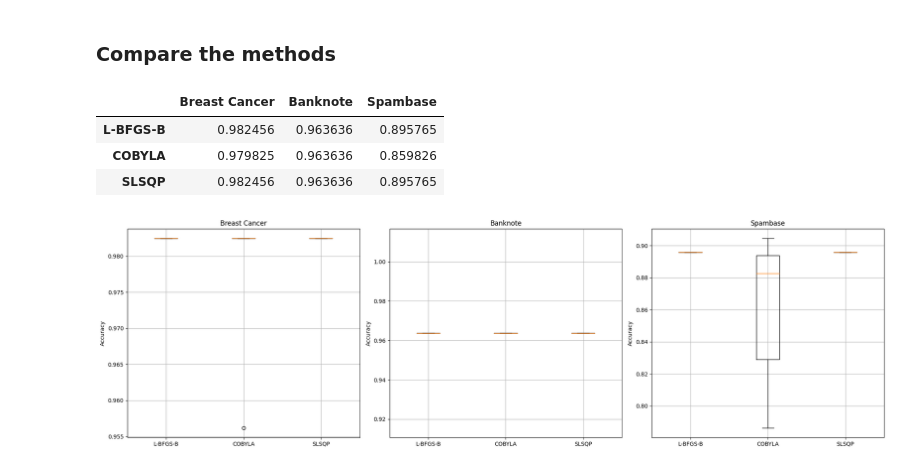
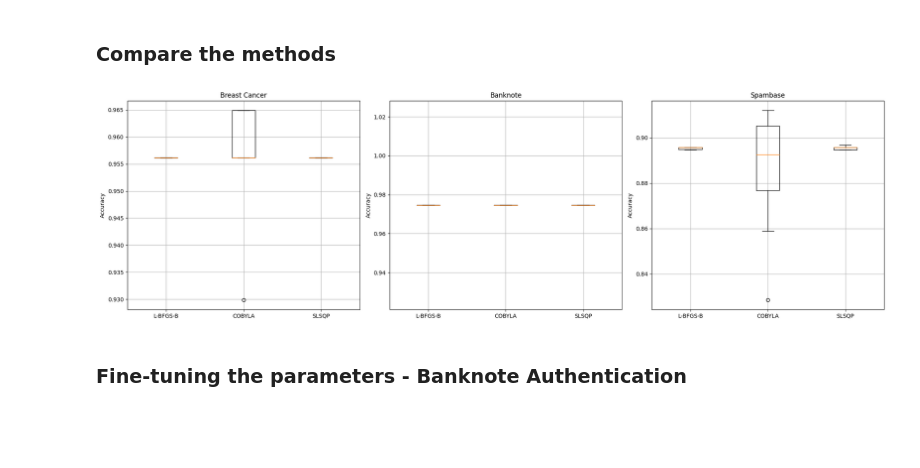
Before and after one commit to zalewskij/Optimization-in-Data-Analysis, a Jupyter notebook: results.ipynb, the cells around one changed output. Drawn from its saved outputs; the diff is of its cells as text; code cells hidden in the pictures; blank space fills up the shorter version.

Commit message:
Parameter fine-tuning

```diff
--- a/results.ipynb
+++ b/results.ipynb
@@ -60 +31,3 @@ y = np.vectorize(label_mapping.get)(y)
+# %%
+X_BC, y_BC = get_dataset(17, 'M', 'B')
 # %%
@@ -91 +49,3 @@ y = np.vectorize(label_mapping.get)(y)
+# %%
+X_BA, y_BA = get_dataset(267, 0, 1)
 # %%
@@ -122 +67,3 @@ y = np.vectorize(label_mapping.get)(y)
+# %%
+X_S, y_S = get_dataset(94, 0, 1)
 # %%
@@ -139,5 +83,9 @@ average_accuracies_spambase = {method: np.mean(values) for method, values in acc
 # %% [markdown]
 ### Compare the methods
+# %%
+accuracies_breast_cancer, loss_histories_breast_cancer, optimal_params_breast_cancer = run_experiment(X_BC, y_BC)
+accuracies_banknote, loss_histories_banknote, optimal_params_banknote = run_experiment(X_BA, y_BA)
+accuracies_spambase, loss_histories_spambase, optimal_params_spambase = run_experiment(X_S, y_S)
 # %%
 all_accuracies = {
     'Breast Cancer': accuracies_breast_cancer,
@@ -160,27 +95,6 @@ for dataset_name, accuracies in all_accuracies.items():
-# %%
-pd.DataFrame(all_average_accuracies)
-# %% [output]
-|  | Breast Cancer | Banknote | Spambase |
-| L-BFGS-B | 0.982456 | 0.963636 | 0.895765 |
-| COBYLA | 0.979825 | 0.963636 | 0.859826 |
-| SLSQP | 0.982456 | 0.963636 | 0.895765 |
 # %%
-fig, axs = plt.subplots(1, 3, figsize=(20, 6))
-
-for i, (dataset_name, accuracies) in enumerate(all_accuracies.items()):
-    dataset_names = []
-    accuracies_data = []
-
-    for method, acc_list in accuracies.items():
-        dataset_names.append(method)
-        accuracies_data.append(acc_list)
-
-    axs[i].boxplot(accuracies_data, labels=dataset_names)
-    axs[i].set_title(dataset_name)
-    axs[i].set_ylabel('Accuracy')
-    axs[i].grid(True)
-
-plt.tight_layout()
-plt.show()
+plot_accuracies(all_accuracies)
 # %% [output]
-[figure, old version]
+[figure, new version]
+# %% [markdown]
+### Fine-tuning the parameters - Banknote Authentication
```
Also changed, not shown: parts of 19 cells of this notebook, 2 other files.
